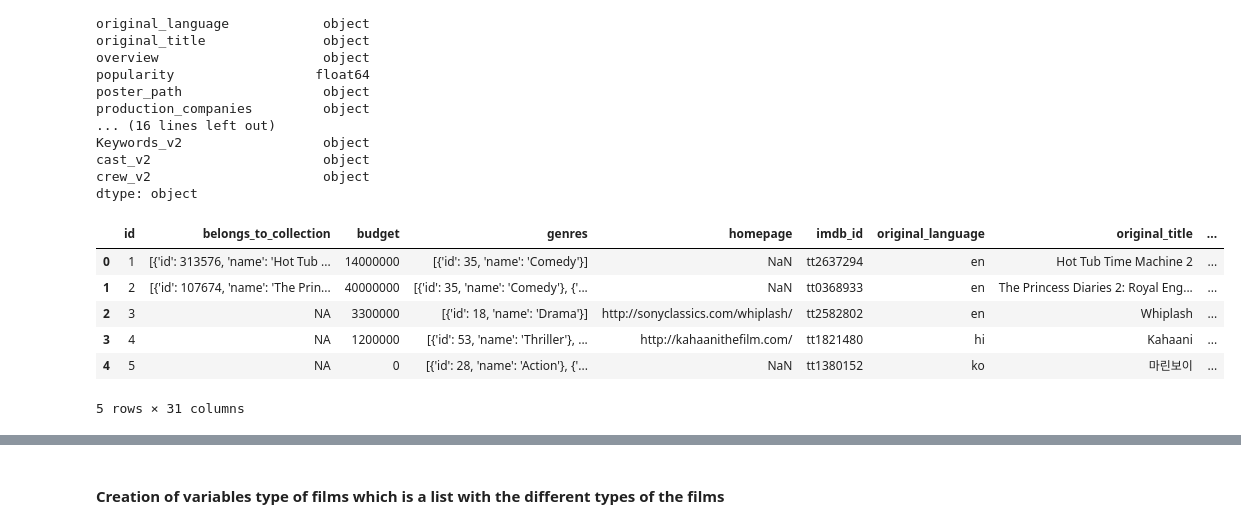
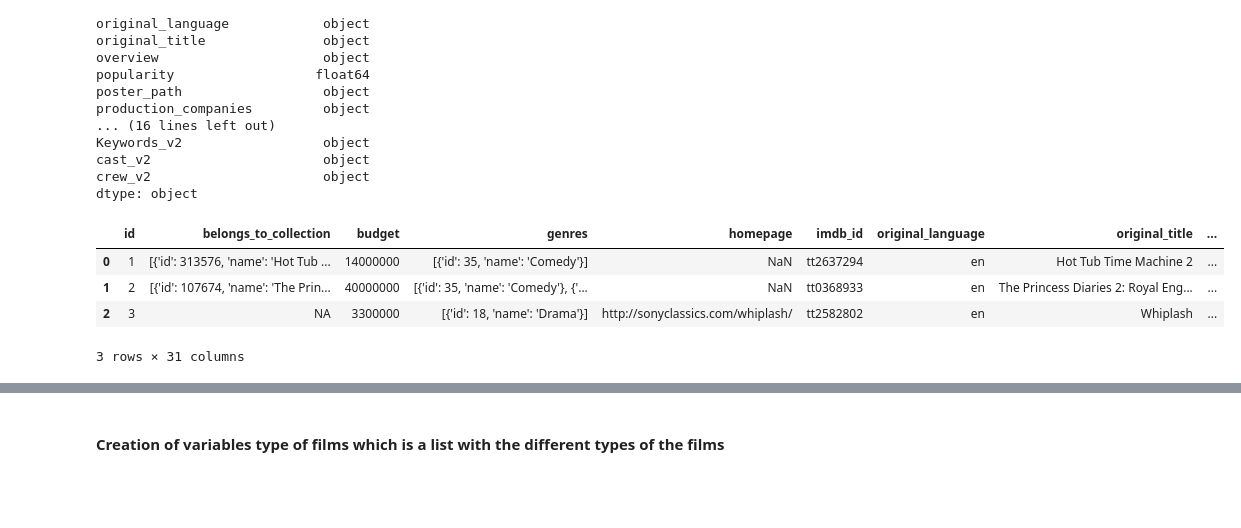
Before and after one commit to wolusien/Kaggle_projects, a Jupyter notebook: BoxOffice/BoxOffice.ipynb, the cells around one changed output, grey strips where cells are left out. Drawn from its saved outputs; the diff is of its cells as text; code cells hidden in the pictures; blank space fills up the shorter version.

```diff
--- a/BoxOffice/BoxOffice.ipynb
+++ b/BoxOffice/BoxOffice.ipynb
@@ -5,5 +15,5 @@ import re
 # %%
-dft = pd.read_csv("./train.csv")
+dft = pd.read_csv("./train.csv",encoding="utf8")
 print(dft.shape)
 print(dft.columns)
 print(dft.dtypes)
@@ -89,12 +99,10 @@ cast_v2                      object
 crew_v2                      object
 dtype: object
 # %%
-dft.head()
+dft.head(3)
 # %% [output]
 |  | id | belongs_to_collection | budget | genres | homepage | imdb_id | original_language | original_title | ... |
 | 0 | 1 | [{'id': 313576, 'name': 'Hot Tub ... | 14000000 | [{'id': 35, 'name': 'Comedy'}] | NaN | tt2637294 | en | Hot Tub Time Machine 2 | ... |
 | 1 | 2 | [{'id': 107674, 'name': 'The Prin... | 40000000 | [{'id': 35, 'name': 'Comedy'}, {'... | NaN | tt0368933 | en | The Princess Diaries 2: Royal Eng... | ... |
 | 2 | 3 | NA | 3300000 | [{'id': 18, 'name': 'Drama'}] | http://sonyclassics.com/whiplash/ | tt2582802 | en | Whiplash | ... |
-| 3 | 4 | NA | 1200000 | [{'id': 53, 'name': 'Thriller'}, ... | http://kahaanithefilm.com/ | tt1821480 | hi | Kahaani | ... |
-| 4 | 5 | NA | 0 | [{'id': 28, 'name': 'Action'}, {'... | NaN | tt1380152 | ko | 마린보이 | ... |
-5 rows × 31 columns
+3 rows × 31 columns
```
Also changed, not shown: parts of 87 cells of this notebook.
